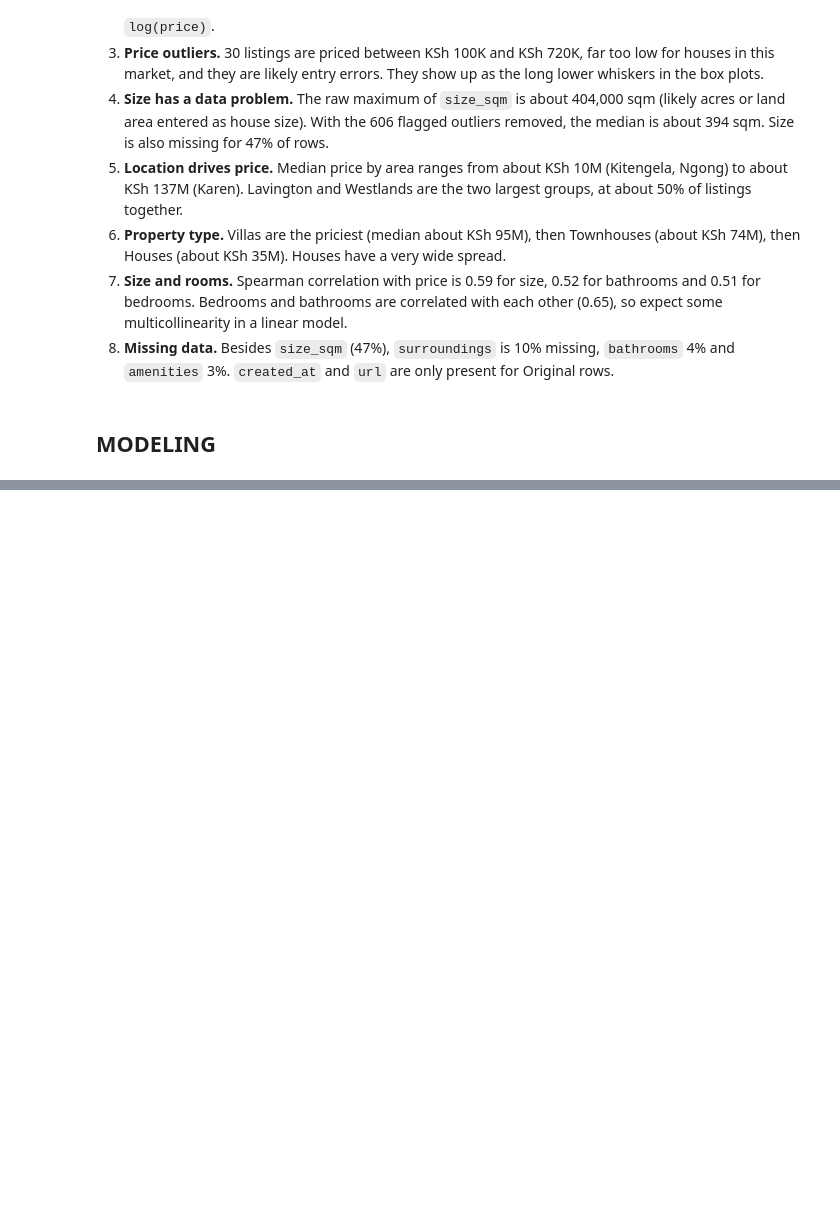
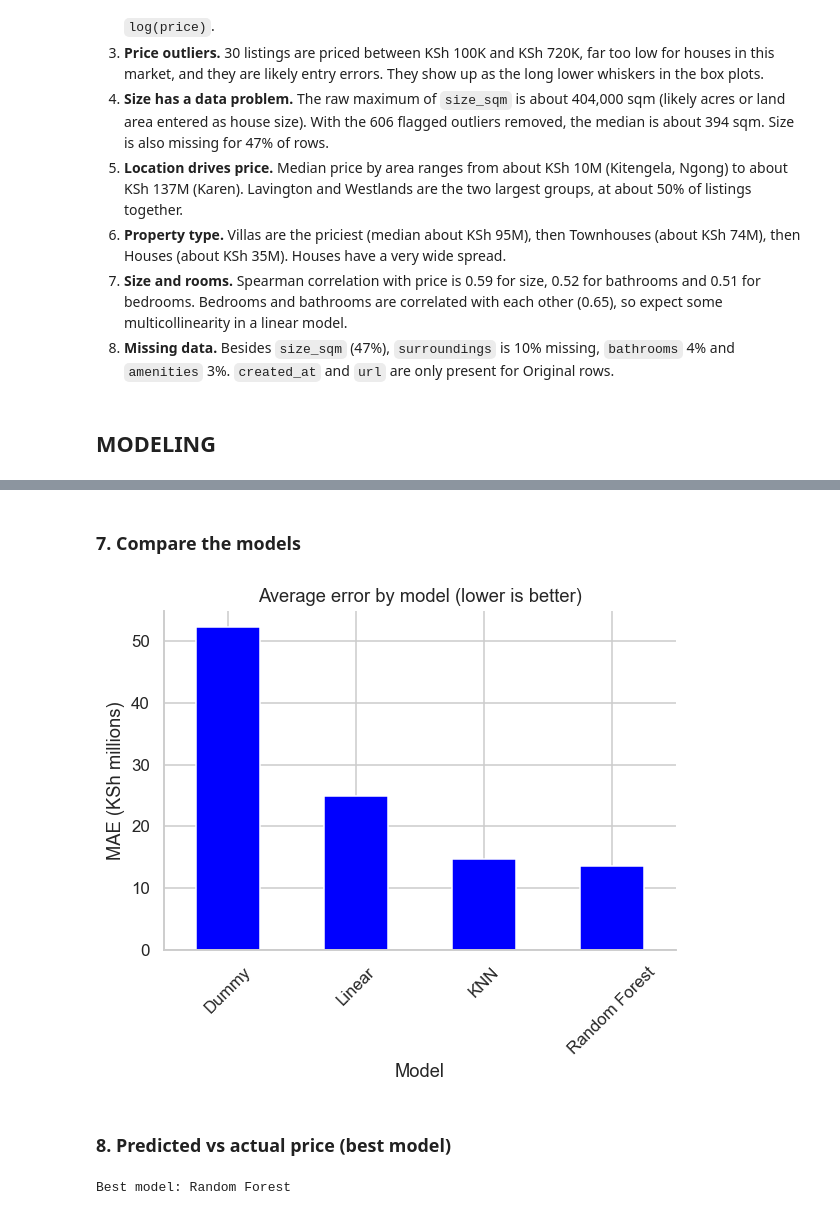
Before and after one commit to kenny067/NyumbaSense-ml, a Jupyter notebook: nyumba.ipynb, the cells around one changed output, grey strips where cells are left out. Drawn from its saved outputs; the diff is of its cells as text; code cells hidden in the pictures; blank space fills up the shorter version.

Commit message:
modeling and recleaning the cleaned data

```diff
--- a/nyumba.ipynb
+++ b/nyumba.ipynb
@@ -871,0 +866,4 @@ models = {
+# %%
+scaler = StandardScaler()
+X_train_scaled = scaler.fit_transform(X_train)
+X_test_scaled = scaler.transform(X_test)
@@ -871,0 +877,33 @@ models = {
+# %%
+dummy = DummyRegressor(strategy="median")
+linear = LinearRegression()
+knn = KNeighborsRegressor(n_neighbors=7)
+forest = RandomForestRegressor(n_estimators=200, random_state=42)
+
+# Train
+dummy.fit(X_train, y_train)
+linear.fit(X_train_scaled, y_train)
+knn.fit(X_train_scaled, y_train)
+forest.fit(X_train, y_train)
+
+# Predict and convert back to KSh
+actual = np.exp(y_test)
+predictions = {
+    "Dummy": np.exp(dummy.predict(X_test)),
+    "Linear": np.exp(linear.predict(X_test_scaled)),
+    "KNN": np.exp(knn.predict(X_test_scaled)),
+    "Random Forest": np.exp(forest.predict(X_test)),
+}
+# %%
+results = []
+for name in predictions:
+    pred = predictions[name]
+    mae = mean_absolute_error(actual, pred) / 1e6
+    rmse = np.sqrt(mean_squared_error(actual, pred)) / 1e6
+    pct = np.median(np.abs(actual - pred) / actual) * 100
+    r2 = r2_score(actual, pred)
+    results.append([name, mae, rmse, pct, r2])
+
+results = pd.DataFrame(results, columns=["Model", "MAE (KSh M)", "RMSE (KSh M)", "Median % error", "R2"])
+results = results.set_index("Model").round(3)
+results
@@ -871,0 +917,17 @@ models = {
+# %% [markdown]
+### 7. Compare the models
+# %%
+results["MAE (KSh M)"].plot(kind="bar", color="blue", figsize=(6, 4))
+plt.ylabel("MAE (KSh millions)")
+plt.title("Average error by model (lower is better)")
+plt.xticks(rotation=45)
+plt.show()
+# %% [output]
+[figure, added]
+# %% [markdown]
+### 8. Predicted vs actual price (best model)
+# %%
+best = results["MAE (KSh M)"].idxmin()
+print("Best model:", best)
+# %% [output]
+Best model: Random Forest
```
Also changed, not shown: parts of 34 cells of this notebook, 1 other file.
